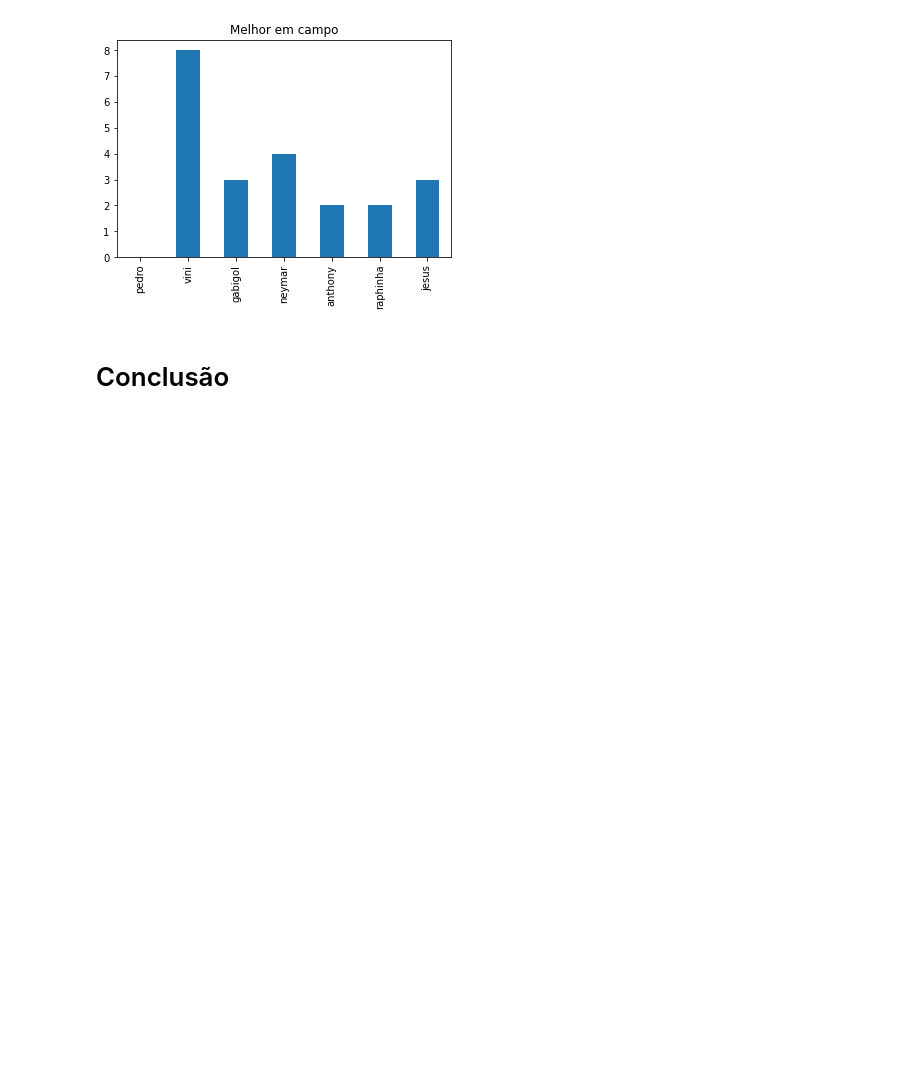
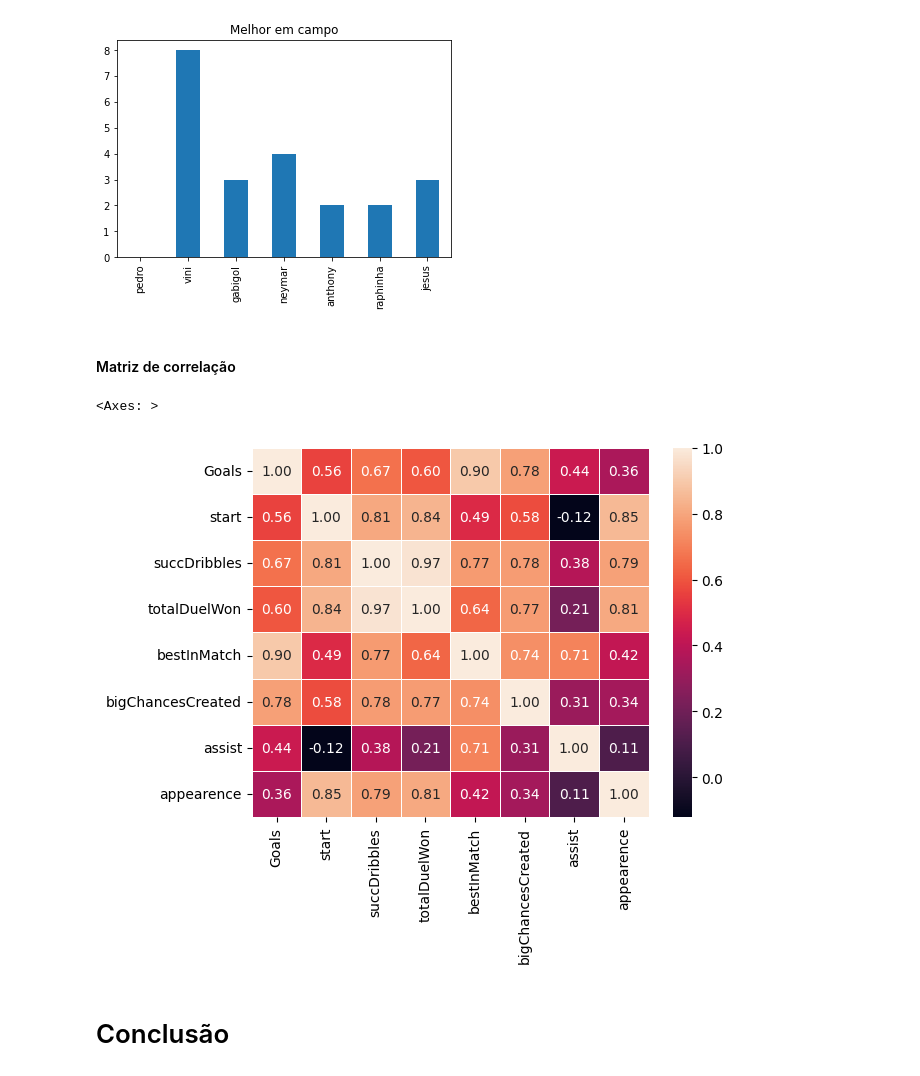
Before and after one commit to LuisNunes301/analys-player-brasil, a Jupyter notebook: analys_player_brasil.ipynb, the cells around one changed output. Cells and saved outputs as stored; diff of their text form; code cells hidden in the pictures; blank space fills up the shorter version.

```diff
--- a/analys_player_brasil.ipynb
+++ b/analys_player_brasil.ipynb
@@ -257,6 +270,30 @@ plyCopy['bestInMatch'].plot.bar(title = "Melhor em campo")
 # %% [output]
 <matplotlib.axes._subplots.AxesSubplot at 0x...>
 [figure]
+# %% [markdown]
+#### Matriz de correlação
+# %%
+playersName= plyCopy['goals'].keys()
+
+gGoals= plyCopy['goals'].values
+gSucc= plyCopy['succDribbles'].values
+gDwon= plyCopy['totalDuelWon'].values
+gMvp= plyCopy['bestInMatch'].values
+gStar= plyCopy['start'].values
+gChances= plyCopy['bigChancesCreated'].values
+gAssist= plyCopy['assist'].values
+gApp= plyCopy['appearence'].values
+
+
+
+dfGols = pd.DataFrame({'Jogadores':playersName,'Goals':gGoals,'start':gStar,'succDribbles':gSucc,
+                       'totalDuelWon':gDwon,'bestInMatch':gMvp,'bigChancesCreated':gChances,'assist':gAssist,'appearence':gApp})
+correlation = dfGols.corr()
+plot = sn.heatmap(correlation, annot= True, fmt=".2f", linewidths=.6)
+plot
+# %% [output]
+<Axes: >
+[figure, added]
 # %% [markdown]
 # Conclusão
 # %% [markdown]
```
Also changed, not shown: parts of 15 cells of this notebook.
